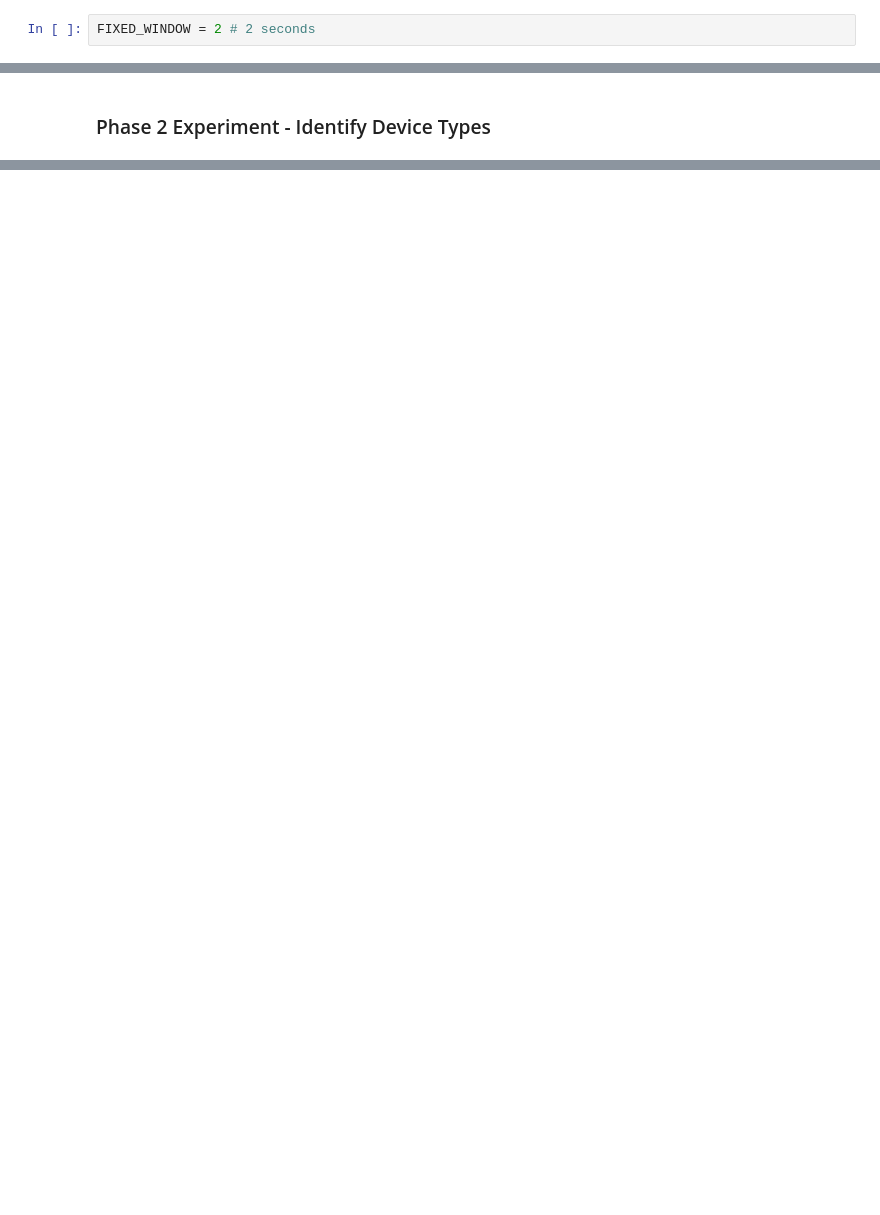
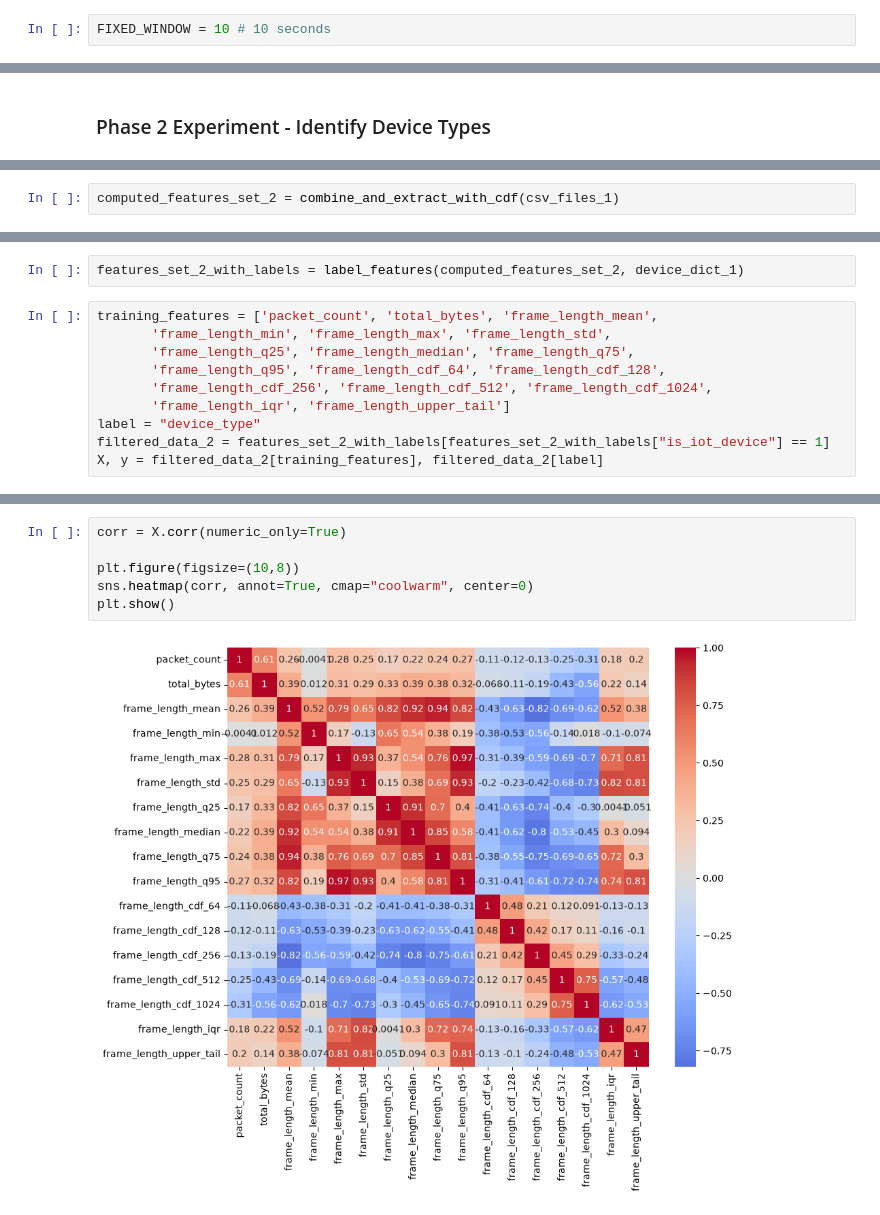
Before and after one commit to dtuan2604/NetSysResearch, a Jupyter notebook: experiment/working/experiment/first-experiment.ipynb, the cells around one changed output, grey strips where cells are left out. Drawn from its saved outputs; the diff is of its cells as text; blank space fills up the shorter version.

```diff
--- a/experiment/working/experiment/first-experiment.ipynb
+++ b/experiment/working/experiment/first-experiment.ipynb
@@ -103,5 +106,5 @@ df.head(10)
 - There are multiple empty entries for IP address, thus I will be using MAC address to label the traffic
 ## Feature Set 1 - Statistical Distribution Features
 # %%
-FIXED_WINDOW = 2 # 2 seconds
+FIXED_WINDOW = 10 # 10 seconds
 # %%
@@ -301,0 +328,2 @@ second_experiment_results
+# %%
+computed_features_set_2 = combine_and_extract_with_cdf(csv_files_1)
@@ -301,0 +341,12 @@ second_experiment_results
+# %%
+features_set_2_with_labels = label_features(computed_features_set_2, device_dict_1)
+# %%
+training_features = ['packet_count', 'total_bytes', 'frame_length_mean',
+       'frame_length_min', 'frame_length_max', 'frame_length_std',
+       'frame_length_q25', 'frame_length_median', 'frame_length_q75',
+       'frame_length_q95', 'frame_length_cdf_64', 'frame_length_cdf_128',
+       'frame_length_cdf_256', 'frame_length_cdf_512', 'frame_length_cdf_1024',
+       'frame_length_iqr', 'frame_length_upper_tail']
+label = "device_type"
+filtered_data_2 = features_set_2_with_labels[features_set_2_with_labels["is_iot_device"] == 1]
+X, y = filtered_data_2[training_features], filtered_data_2[label]
@@ -301,0 +427,8 @@ second_experiment_results
+# %%
+corr = X.corr(numeric_only=True)
+
+plt.figure(figsize=(10,8))
+sns.heatmap(corr, annot=True, cmap="coolwarm", center=0)
+plt.show()
+# %% [output]
+[figure, added]
```
Also changed, not shown: parts of 36 cells of this notebook, 8 other files.
